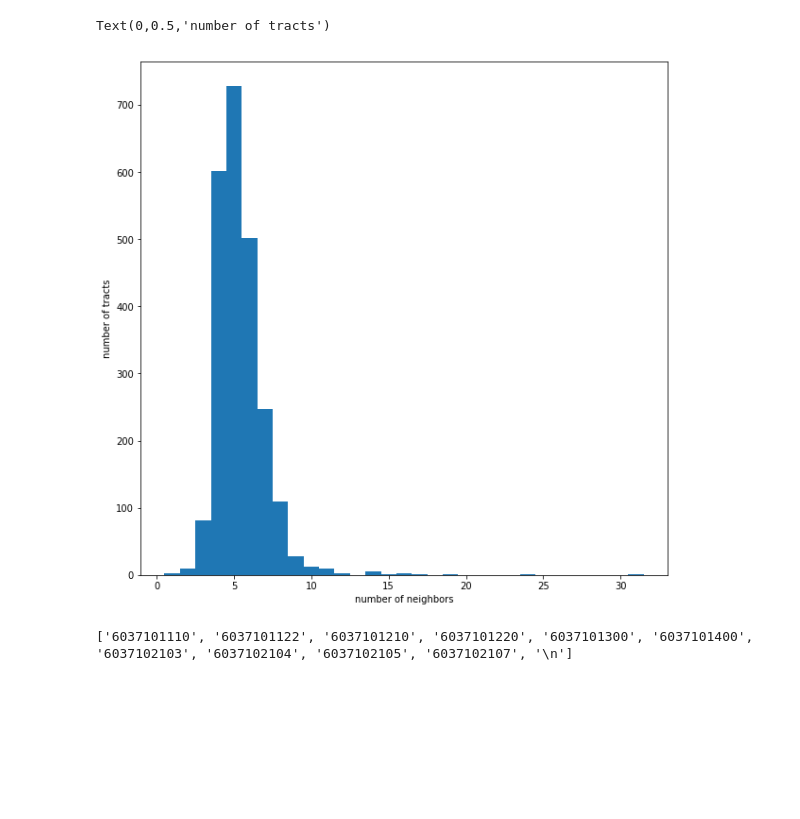
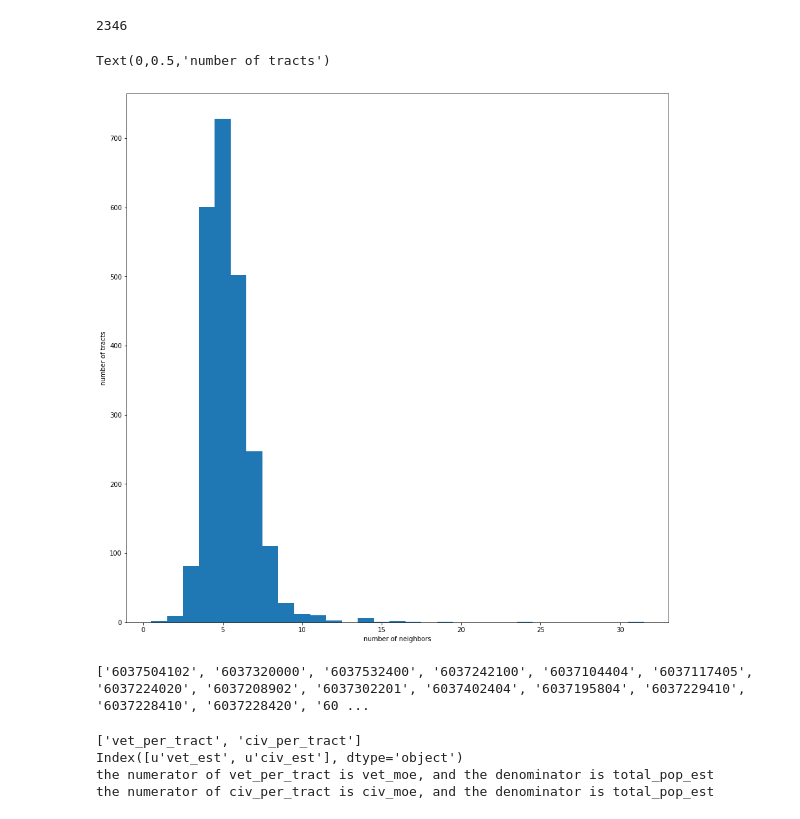
Before and after one commit to nickensengineer/mccullen_thesis, a Jupyter notebook: February/mccullen_thesis.ipynb, the cells around one changed output. Cells and saved outputs as stored; diff of their text form; code cells hidden in the pictures; blank space fills up the shorter version.

```diff
--- a/February/mccullen_thesis.ipynb
+++ b/February/mccullen_thesis.ipynb
@@ -13,7 +13,7 @@ import sys
 import acs_regionalization as ACS
 import matplotlib.pyplot as plt
 from pylab import rcParams
-rcParams['figure.figsize'] = 50,50  #set  the   default   map   size
+rcParams['figure.figsize'] = 40,40  #set  the   default   map   size
 rcParams['patch.linewidth'] = 1  #set default polygon line width
 # %%
 # read in the Austin shapefile and plot it
@@ -34,10 +28,38 @@ print(w.n) # number of census tracts
+# %%
+# read spatial data into python and run some diagnostics
+w = ps.rook_from_shapefile('mamba.shp', idVariable='GEOID')
+print(w.n) # number of census tracts
+#print(w)
+#print type(w.id2i)
+# # for key in w.id2i:
+# #     key.encode('ascii')
+# #     print (key)
+# w.id2i2 = w.id2i.items
+# w.id2i2 = [key.encode('ascii') for key in w.id2i]
+# print type(w.id2i)
+# print w.id2i
+
+#def convert(input):
+    #if isinstance(input, dict):
+   #     return {convert(key): convert(value) for key, value in input.iteritems()}
+   # elif isinstance(input, list):
+  #      return [convert(element) for element in input]
+  #  elif isinstance(input, unicode):
+  #      return input.encode('ascii')
+ #   else:
+    #    return input
+
+#id2i2 = convert(w.id2i)
+#print id2i2
+# %% [output]
+2346
 # %%
 # summary of the connectivity structure of the Los Angeles County census tracts
 w_hist_data = np.array(w.histogram)
-fig, ax = plt.subplots(figsize=(10,10))
+fig, ax = plt.subplots(figsize=(15,15))
 ax.bar(w_hist_data[:,0], w_hist_data[:,1], align='center', width=1)
 ax.set_xlabel('number of neighbors')
 ax.set_ylabel('number of tracts')
 # %% [output]
 Text(0,0.5,'number of tracts')
-[figure, old version]
+[figure, new version]
@@ -44,12 +84,32 @@ Text(0,0.5,'number of tracts')
 # %%
 # read in list of census tracts to exclude
 # using arcmap to view zoning data overlaid on census tracts symbolized by total population estimate per tract
-exclude = open('Exclude_Tracts_No_Identifyer.csv')
+exclude = open('Exclude_Test.csv')
 exclude = exclude.readline()
 exclude = exclude.replace('g','')
 exclude = exclude.split(',')
 print exclude
+# # print(type(exclude))
+# exclude2 = [int(i) for i in exclude]
+
+# exclude2 = open('Exclude_Test.csv')
+# exclude2 = exclude2.readline()
+# exclude2 = exclude2.split(',')
+# print type(exclude2)
+# exclude = [int(i) for i in exclude2]
+# print type(exclude)
+
+# def RepresentsInt(i):
+#     try:
+#         int(i)
+#         return True
+#     except ValueError:
+#         return False
+
+
+# for i in exclude:
+#     print RepresentsInt(i)
 # %% [output]
-['6037101110', '6037101122', '6037101210', '6037101220', '6037101300', '6037101400', '6037102103', '6037102104', '6037102105', '6037102107', '\n']
+['6037504102', '6037320000', '6037532400', '6037242100', '6037104404', '6037117405', '6037224020', '6037208902', '6037302201', '6037402404', '6037195804', '6037229410', '6037228410', '6037228420', '60 ...
 # %%
 # read in the ACS estimates and standard errors
@@ -80,12 +140,17 @@ ratio_names = ratio_names.readline().split(',')
 # ratio and population data is organized as numerator-denominator pairs
 print ratio_names
 print est_ratio.columns  # names of the numerators and denominators
-print 'the numerator of %s is %s, and the denominator is %s'%(ratio_names[0], population.columns[3], population.columns[7])
-print 'the numerator of %s is %s, and the denominator is %s'%(ratio_names[1], population.columns[1], population.columns[7])
+print 'the numerator of %s is %s, and the denominator is %s'%(ratio_names[0], population.columns[3], population.columns[6])
+print 'the numerator of %s is %s, and the denominator is %s'%(ratio_names[1], population.columns[1], population.columns[6])
 
 #print (est_ratio.values)
 #print (est_vet_pop.values)
-print (stderr_pop.values)
+#print (stderr_pop.values)
+# %% [output]
+['vet_per_tract', 'civ_per_tract']
+Index([u'vet_est', u'civ_est'], dtype='object')
+the numerator of vet_per_tract is vet_moe, and the denominator is total_pop_est
+the numerator of civ_per_tract is civ_moe, and the denominator is total_pop_est
 # %%
 # depending on what the machine size of the Virtual Machine, the algorthim can take several minutes to complete.
 # i am currently using a first generation Google Cloud Platform Compute Engine Virtual Machine size n1-standard-4.
```
Also changed, not shown: parts of 5 cells of this notebook, 50 other files.
